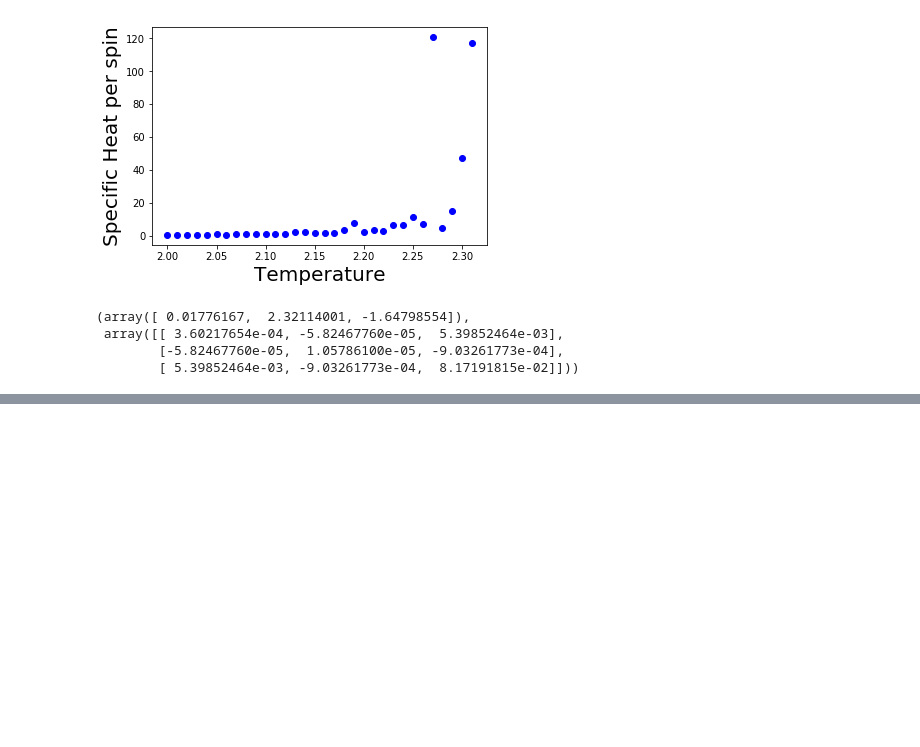
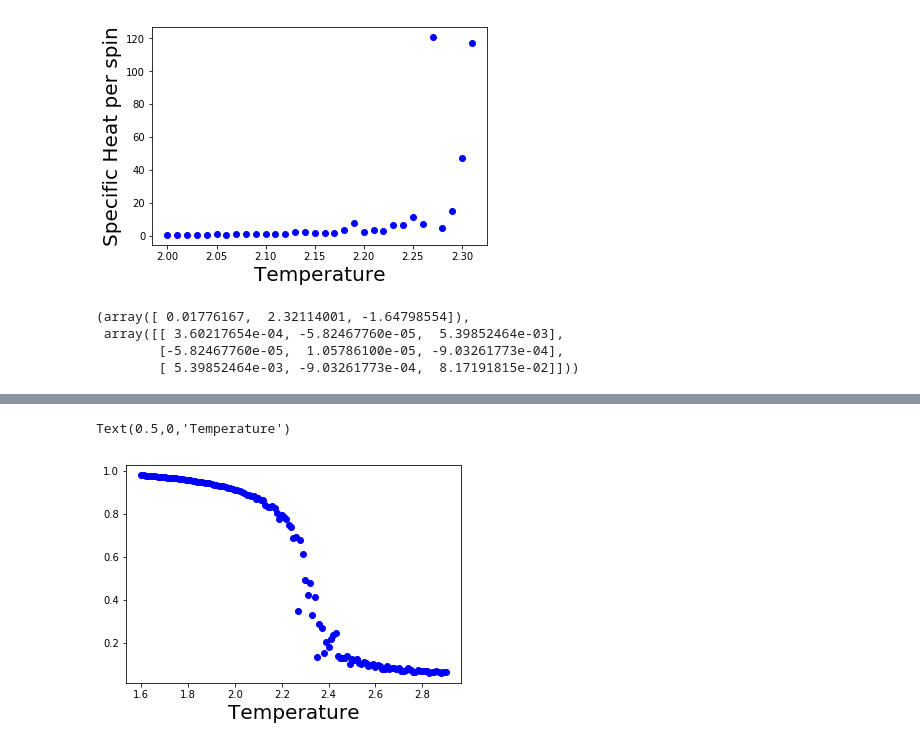
Before and after one commit to kaitshin/PHYSICS113-final-project, a Jupyter notebook: Metropolis Critical Exp.ipynb, the cells around one changed output, grey strips where cells are left out. Drawn from its saved outputs; the diff is of its cells as text; code cells hidden in the pictures; blank space fills up the shorter version.

```diff
--- a/Metropolis Critical Exp.ipynb
+++ b/Metropolis Critical Exp.ipynb
@@ -57,0 +70,14 @@ scipy.optimize.curve_fit(power, tempnew[20:68], abs(mps_list50new)[20:68], p0 =
+# %%
+absmagmeanv2 = []
+absshv2 = []
+
+for k in keys:
+    absmag = [abs(m) for m in mag_dictv2[k]]
+    absmagmeanv2.append(np.mean(absmag))
+    absshv2.append(np.var(absmag))
+
+absmagmeanv2 = np.array(absmagmeanv2)/2500
+absshv2 = np.array(absshv2)/2500
+
+for i in range(len(temps)):
+    absshv2[i] = absshv2[i]/temps[i]
@@ -57,0 +104,6 @@ scipy.optimize.curve_fit(power, tempnew[20:68], abs(mps_list50new)[20:68], p0 =
+# %%
+plt.plot(temps, absmagmeanv2, 'bo')
+plt.xlabel("Temperature", fontsize=20)
+# %% [output]
+Text(0.5,0,'Temperature')
+[figure, added]
```
Also changed, not shown: parts of 13 cells of this notebook, 2 other files.
